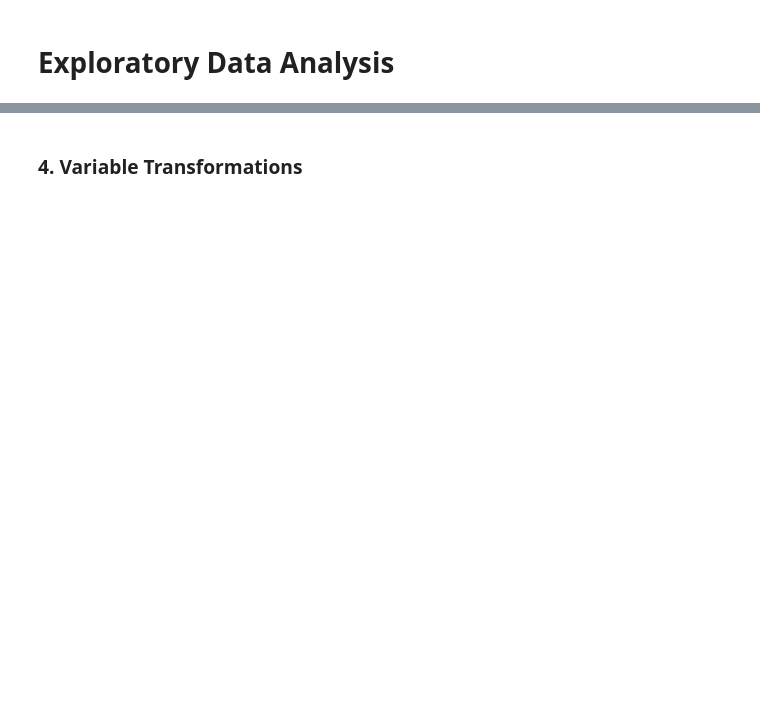
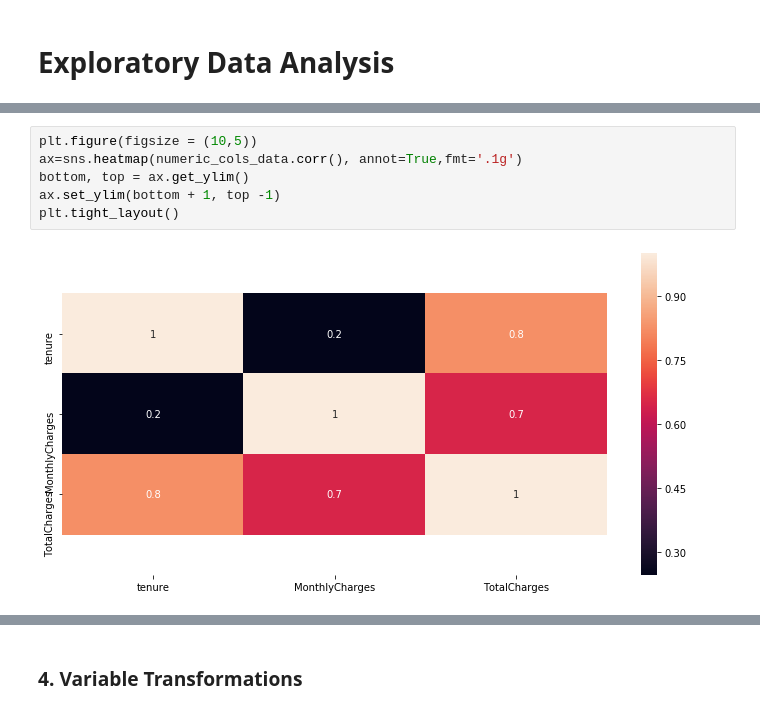
Before and after one commit to HarishPatlolla/Churn-Analysis-using--Logistic-Regression-Decision-Tree-Bagging-Random-Forest-Boosting, a Jupyter notebook: Churn_modelling_github.ipynb, the cells around one changed output, grey strips where cells are left out. Cells and saved outputs as stored; diff of their text form; blank space fills up the shorter version.

```diff
--- a/Churn_modelling_github.ipynb
+++ b/Churn_modelling_github.ipynb
@@ -159,0 +330,8 @@ def categorical_association(df, c1, c2):
+# %%
+plt.figure(figsize = (10,5))
+ax=sns.heatmap(numeric_cols_data.corr(), annot=True,fmt='.1g')
+bottom, top = ax.get_ylim()
+ax.set_ylim(bottom + 1, top -1)
+plt.tight_layout()
+# %% [output]
+[figure, added]
```
Also changed, not shown: parts of 106 cells of this notebook.
